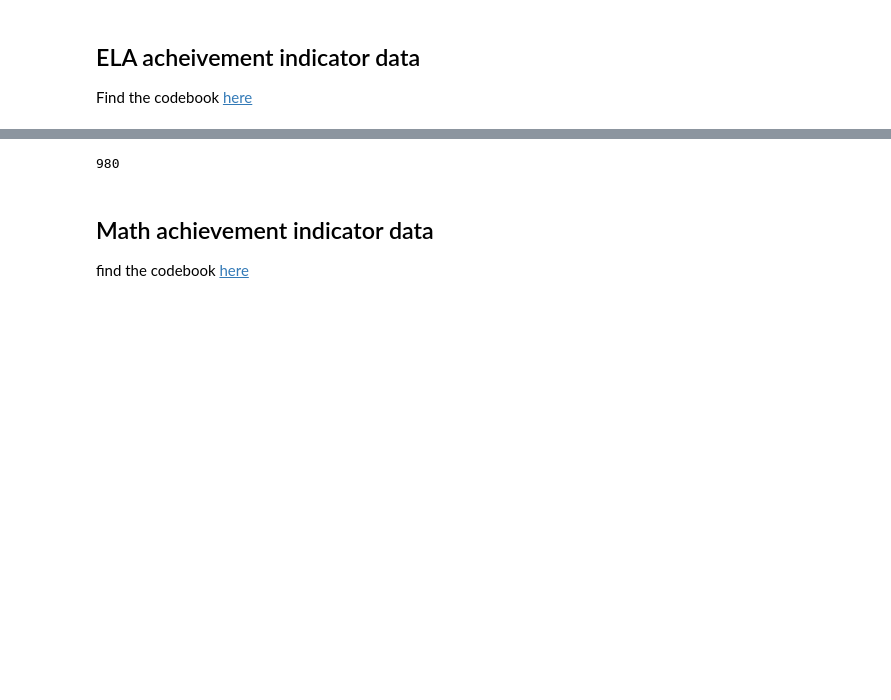
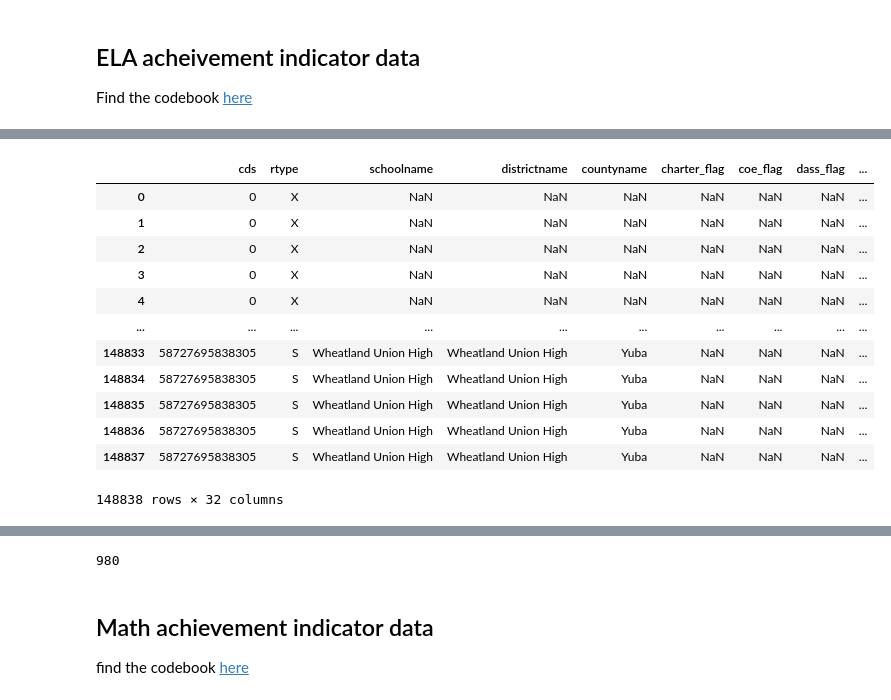
Before and after one commit to fiendskrah/finalcapstone, a Jupyter notebook: project.ipynb, the cells around one changed output, grey strips where cells are left out. Drawn from its saved outputs; the diff is of its cells as text; code cells hidden in the pictures; blank space fills up the shorter version.

```diff
--- a/project.ipynb
+++ b/project.ipynb
@@ -105,3 +99,23 @@ Student group columns are shared by both performance indicators, can use to inve
+# %%
+replacements = dict(
+    studentgroup = {'ALL':'all_students',
+                        'AA':'african_american',
+                        'AI':'american_indian',
+                        'AS':'asian',
+                        'FI':'filipino',
+                        'HI':'hispanic',
+                        'PI':'pacific_islander',
+                        'WH':'white',
+                        'MR':'multiple_races',
+                        'EL':'english_learners',
+                        'ELO':'english_learners_only',
+                        'RFP':'rfep_only',
+                        'EO':'english_only',
+                        'SED':'ses_disad',
+                        'SWD':'disabilities',
+                        'FOS':'foster_youth',
+                        'HOM':'homeless_youth',
+                })
 # %% [markdown]
 ## ELA acheivement indicator data
 Find the codebook [here](https://www.cde.ca.gov/ta/ac/cm/ela18.asp)
@@ -145,0 +136,18 @@ ela.head(50
+# %%
+# creating state-level ela performance variable
+ela['studentgroup'].astype(str)
+ela = ela.replace(replacements)
+# replace codes
+j = ela.loc[ela['rtype'] == 'X']
+# select by no-type (state)
+k = pandas.concat([j.pop(x) for x in ['studentgroup',
+                                      'currstatus',
+                                      'priorstatus',
+                                      'change',
+                                      'currdenom']],
+                  1)
+# slice out columns
+
+ela_state = k.sort_values(by='currstatus', ascending=False)
+ela_state
+# state-level ela performance variable
@@ -146 +173,17 @@ ela.head(50
+# %%
+ela
+# %% [output]
+|  | cds | rtype | schoolname | districtname | countyname | charter_flag | coe_flag | dass_flag | ... |
+| 0 | 0 | X | NaN | NaN | NaN | NaN | NaN | NaN | ... |
+| 1 | 0 | X | NaN | NaN | NaN | NaN | NaN | NaN | ... |
+| 2 | 0 | X | NaN | NaN | NaN | NaN | NaN | NaN | ... |
+| 3 | 0 | X | NaN | NaN | NaN | NaN | NaN | NaN | ... |
+| 4 | 0 | X | NaN | NaN | NaN | NaN | NaN | NaN | ... |
+| ... | ... | ... | ... | ... | ... | ... | ... | ... | ... |
+| 148833 | 58727695838305 | S | Wheatland Union High | Wheatland Union High | Yuba | NaN | NaN | NaN | ... |
+| 148834 | 58727695838305 | S | Wheatland Union High | Wheatland Union High | Yuba | NaN | NaN | NaN | ... |
+| 148835 | 58727695838305 | S | Wheatland Union High | Wheatland Union High | Yuba | NaN | NaN | NaN | ... |
+| 148836 | 58727695838305 | S | Wheatland Union High | Wheatland Union High | Yuba | NaN | NaN | NaN | ... |
+| 148837 | 58727695838305 | S | Wheatland Union High | Wheatland Union High | Yuba | NaN | NaN | NaN | ... |
+148838 rows × 32 columns
 # %%
```
Also changed, not shown: parts of 20 cells of this notebook, 1 other file.
